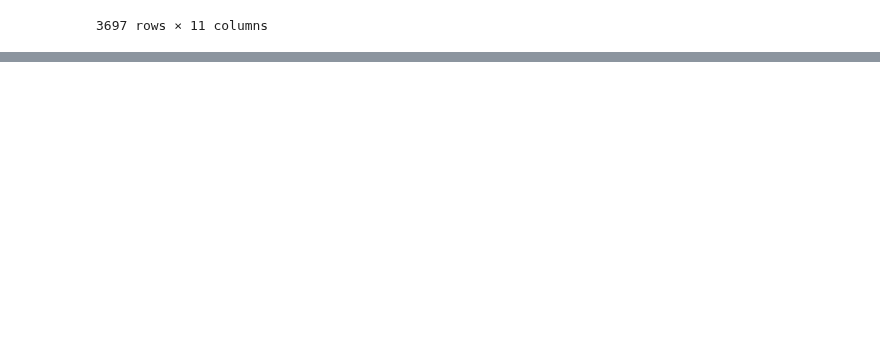
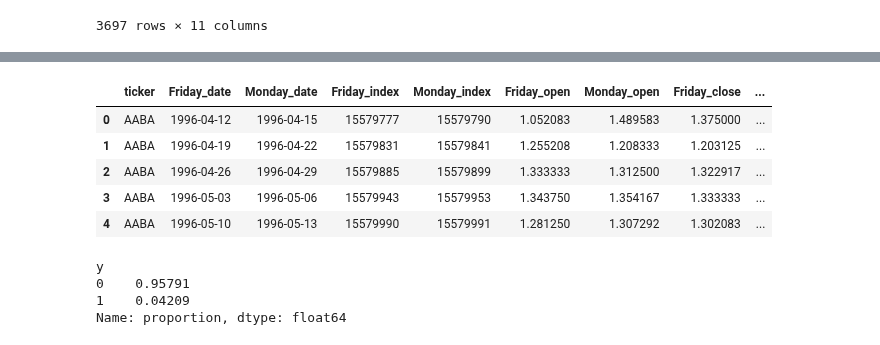
Before and after one commit to ghuckabe/DSTMarketAnalysis, a Jupyter notebook: kaggle_tech_classify.ipynb, the cells around one changed output, grey strips where cells are left out. Cells and saved outputs as stored; diff of their text form; code cells hidden in the pictures; blank space fills up the shorter version.

```diff
--- a/kaggle_tech_classify.ipynb
+++ b/kaggle_tech_classify.ipynb
@@ -241,0 +539,19 @@ tech[tech['ticker']=='AAPL']
+# %%
+tech = pd.read_csv('data/Weekends_Tech_Stocks.csv')
+# %%
+tech.head()
+# %% [output]
+|  | ticker | Friday_date | Monday_date | Friday_index | Monday_index | Friday_open | Monday_open | Friday_close | ... |
+| 0 | AABA | 1996-04-12 | 1996-04-15 | 15579777 | 15579790 | 1.052083 | 1.489583 | 1.375000 | ... |
+| 1 | AABA | 1996-04-19 | 1996-04-22 | 15579831 | 15579841 | 1.255208 | 1.208333 | 1.203125 | ... |
+| 2 | AABA | 1996-04-26 | 1996-04-29 | 15579885 | 15579899 | 1.333333 | 1.312500 | 1.322917 | ... |
+| 3 | AABA | 1996-05-03 | 1996-05-06 | 15579943 | 15579953 | 1.343750 | 1.354167 | 1.333333 | ... |
+| 4 | AABA | 1996-05-10 | 1996-05-13 | 15579990 | 15579991 | 1.281250 | 1.307292 | 1.302083 | ... |
+# %%
+# Proportion of nonDST to DST
+tech['y'].value_counts(normalize=True)
+# %% [output]
+y
+0    0.95791
+1    0.04209
+Name: proportion, dtype: float64
```
Also changed, not shown: parts of 26 cells of this notebook.
